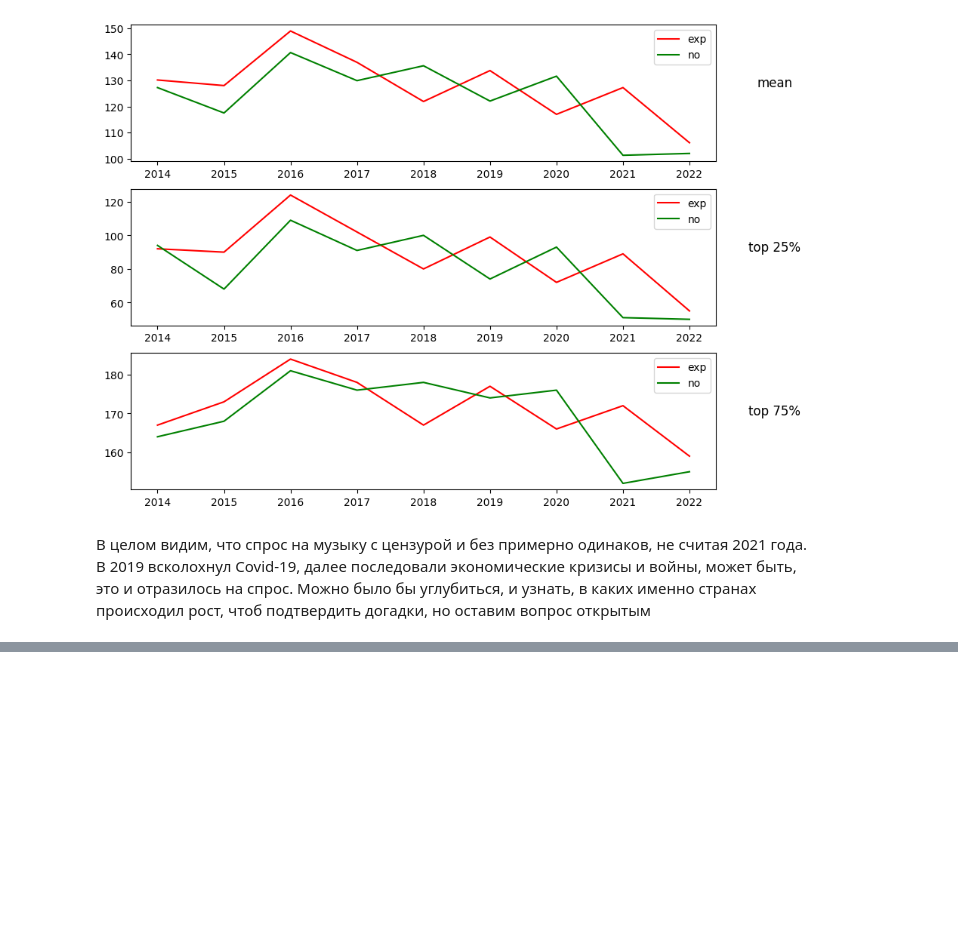
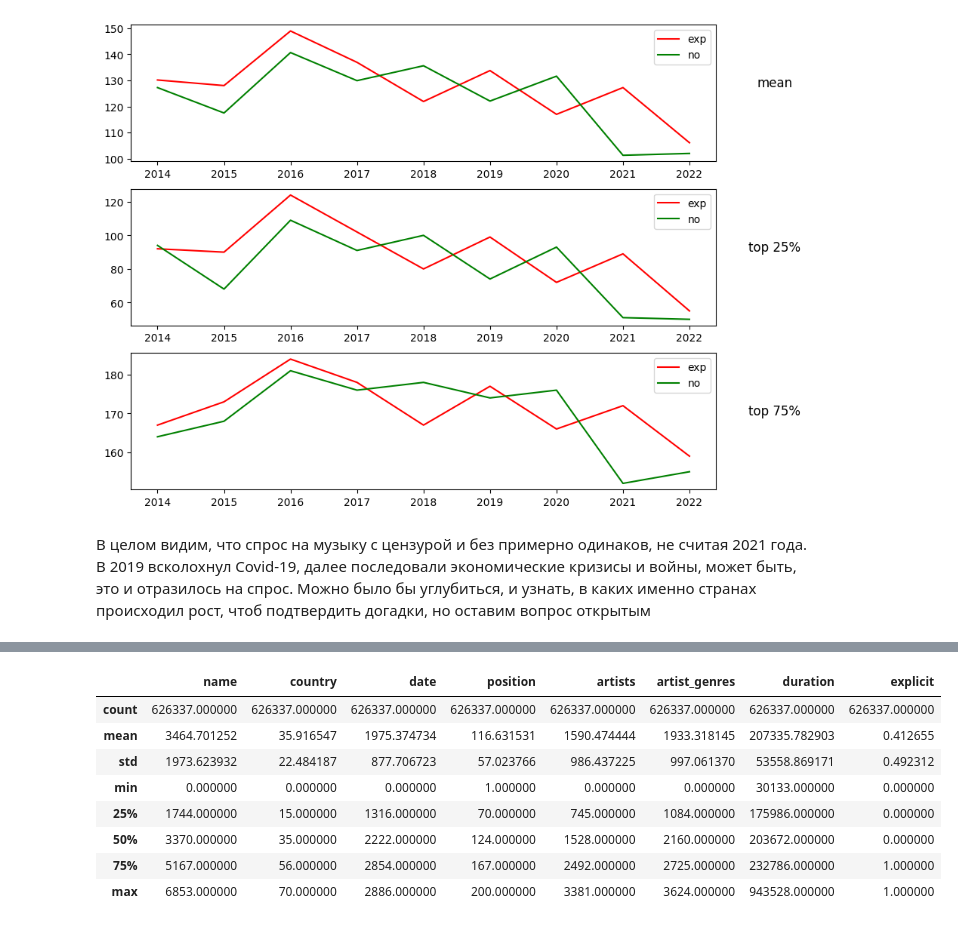
Before and after one commit to AlimKugot/DataScience, a Jupyter notebook: Code.ipynb, the cells around one changed output, grey strips where cells are left out. Drawn from its saved outputs; the diff is of its cells as text; code cells hidden in the pictures; blank space fills up the shorter version.

```diff
--- a/Code.ipynb
+++ b/Code.ipynb
@@ -439,0 +425,12 @@ KeyboardInterrupt:
+# %%
+df.describe().style.background_gradient()
+# %% [output]
+|  | name | country | date | position | artists | artist_genres | duration | explicit |
+| count | 626337.000000 | 626337.000000 | 626337.000000 | 626337.000000 | 626337.000000 | 626337.000000 | 626337.000000 | 626337.000000 |
+| mean | 3464.701252 | 35.916547 | 1975.374734 | 116.631531 | 1590.474444 | 1933.318145 | 207335.782903 | 0.412655 |
+| std | 1973.623932 | 22.484187 | 877.706723 | 57.023766 | 986.437225 | 997.061370 | 53558.869171 | 0.492312 |
+| min | 0.000000 | 0.000000 | 0.000000 | 1.000000 | 0.000000 | 0.000000 | 30133.000000 | 0.000000 |
+| 25% | 1744.000000 | 15.000000 | 1316.000000 | 70.000000 | 745.000000 | 1084.000000 | 175986.000000 | 0.000000 |
+| 50% | 3370.000000 | 35.000000 | 2222.000000 | 124.000000 | 1528.000000 | 2160.000000 | 203672.000000 | 0.000000 |
+| 75% | 5167.000000 | 56.000000 | 2854.000000 | 167.000000 | 2492.000000 | 2725.000000 | 232786.000000 | 1.000000 |
+| max | 6853.000000 | 70.000000 | 2886.000000 | 200.000000 | 3381.000000 | 3624.000000 | 943528.000000 | 1.000000 |
```
Also changed, not shown: parts of 30 cells of this notebook, 2 other files.
